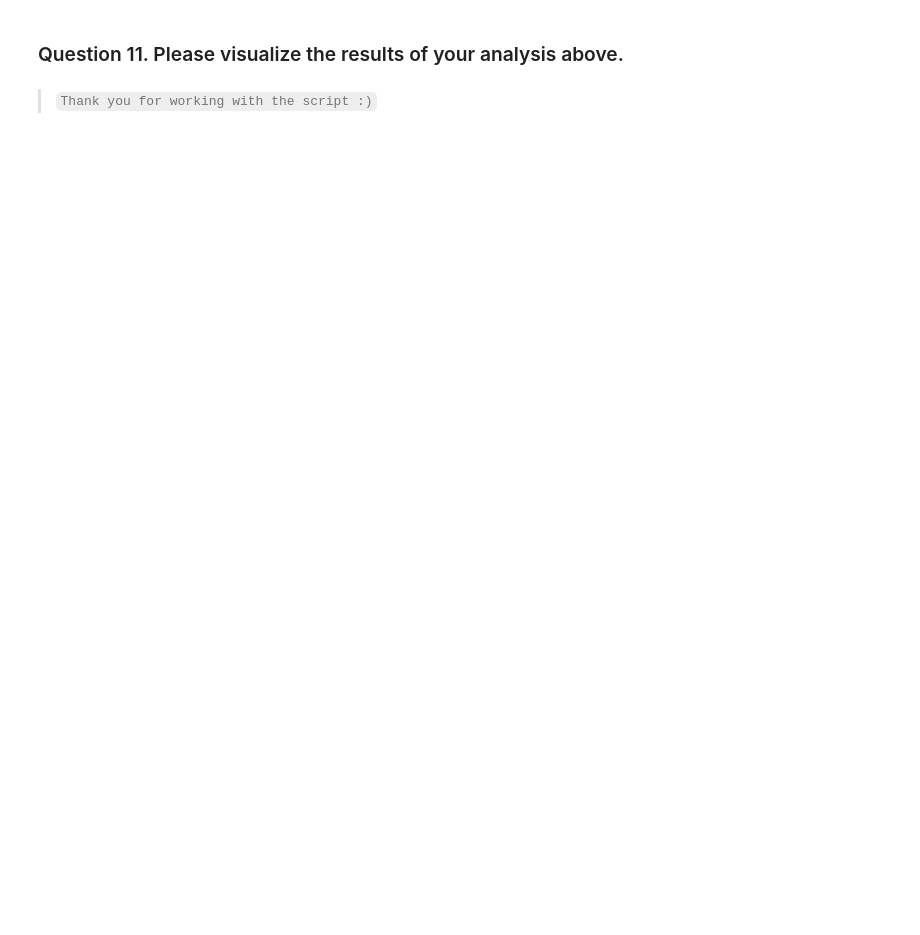
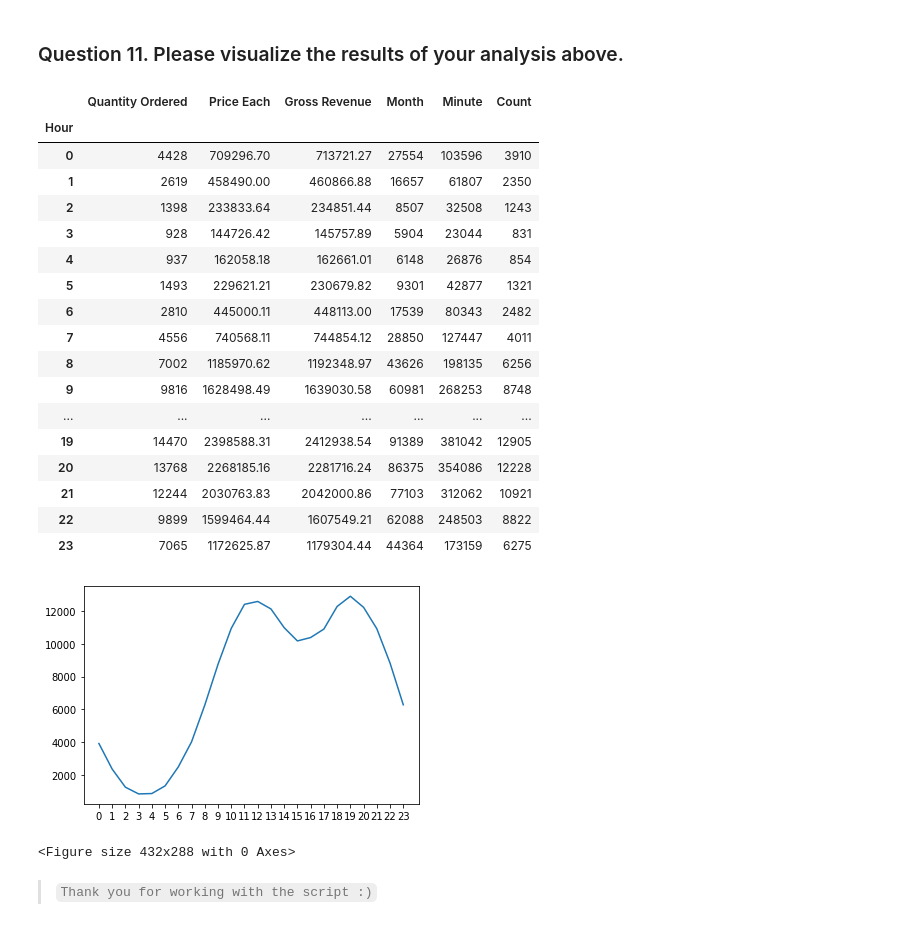
Before and after one commit to victoryapcheeann/QF625-Exercise, a Jupyter notebook: QF625_Exercise1.ipynb, the cells around one changed output. Saved outputs shown, nothing was run; the diff lists cells and outputs as text; code cells hidden in the pictures; blank space fills up the shorter version.

```diff
--- a/QF625_Exercise1.ipynb
+++ b/QF625_Exercise1.ipynb
@@ -376,2 +395,7 @@ Name: Gross Revenue, dtype: float64
 # %% [markdown]
 ### Question 10: What time should we display ads to maximize likelihood of customer's buying product? Please create a new variable `Hour` from column `Order Date`
+# %%
+data4["Hour"] = pd.to_datetime(data4["Order Date"]).dt.hour
+data4["Minute"] = pd.to_datetime(data4["Order Date"]).dt.minute
+data4["Count"] = 1
+display(data4.head())
@@ -378,5 +409,35 @@ Name: Gross Revenue, dtype: float64
 # %% [markdown]
 ### Question 11. Please visualize the results of your analysis above.
+# %%
+data7 = data4.copy
+data7 = data4.groupby('Hour').sum();
+display(data7);
+
+plt.plot(data7.index, data7['Count'])
+plt.xticks(data7.index)
+plt.show()
+plt.tight_layout()
+# %% [output]
+|  | Quantity Ordered | Price Each | Gross Revenue | Month | Minute | Count |
+| Hour |  |  |  |  |  |  |
+| 0 | 4428 | 709296.70 | 713721.27 | 27554 | 103596 | 3910 |
+| 1 | 2619 | 458490.00 | 460866.88 | 16657 | 61807 | 2350 |
+| 2 | 1398 | 233833.64 | 234851.44 | 8507 | 32508 | 1243 |
+| 3 | 928 | 144726.42 | 145757.89 | 5904 | 23044 | 831 |
+| 4 | 937 | 162058.18 | 162661.01 | 6148 | 26876 | 854 |
+| 5 | 1493 | 229621.21 | 230679.82 | 9301 | 42877 | 1321 |
+| 6 | 2810 | 445000.11 | 448113.00 | 17539 | 80343 | 2482 |
+| 7 | 4556 | 740568.11 | 744854.12 | 28850 | 127447 | 4011 |
+| 8 | 7002 | 1185970.62 | 1192348.97 | 43626 | 198135 | 6256 |
+| 9 | 9816 | 1628498.49 | 1639030.58 | 60981 | 268253 | 8748 |
+| ... | ... | ... | ... | ... | ... | ... |
+| 19 | 14470 | 2398588.31 | 2412938.54 | 91389 | 381042 | 12905 |
+| 20 | 13768 | 2268185.16 | 2281716.24 | 86375 | 354086 | 12228 |
+| 21 | 12244 | 2030763.83 | 2042000.86 | 77103 | 312062 | 10921 |
+| 22 | 9899 | 1599464.44 | 1607549.21 | 62088 | 248503 | 8822 |
+| 23 | 7065 | 1172625.87 | 1179304.44 | 44364 | 173159 | 6275 |
+[figure, added]
+<Figure size 432x288 with 0 Axes>
 # %% [markdown]
 > `Thank you for working with the script :)`
 # %%
```
Also changed, not shown: parts of 6 cells of this notebook.
